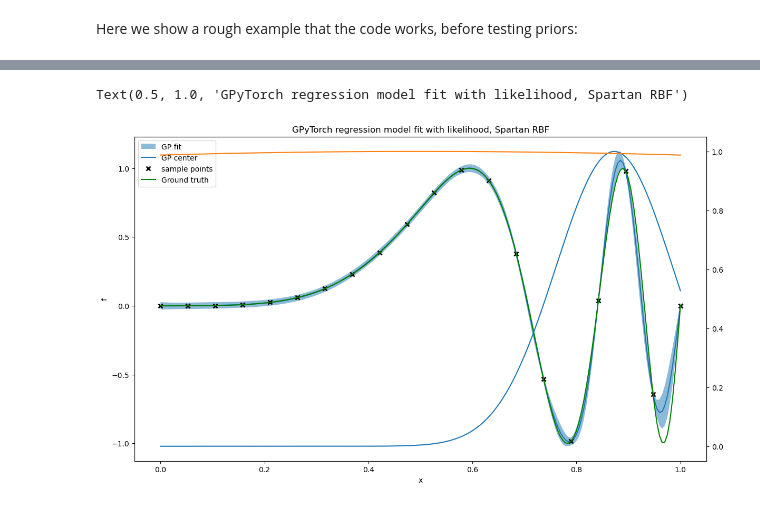
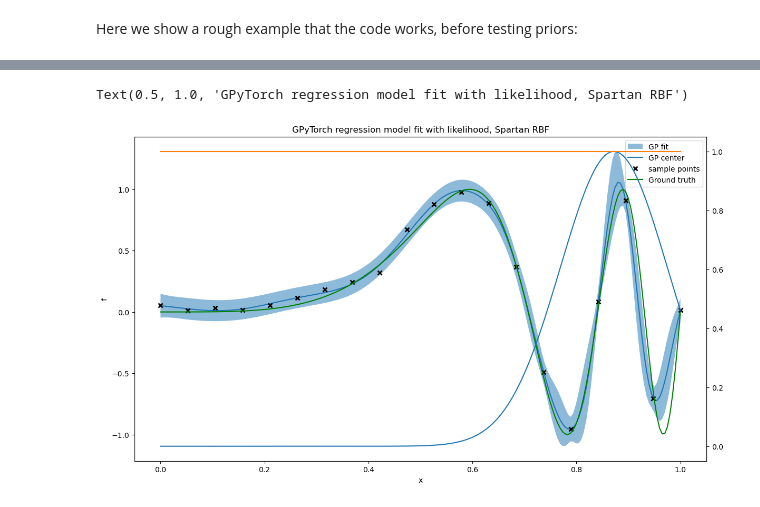
Before and after one commit to huaiyuli/LocalKernelTest, a Jupyter notebook: Adapted_Kernel.ipynb, the cells around one changed output, grey strips where cells are left out. Drawn from its saved outputs; the diff is of its cells as text; code cells hidden in the pictures.

Commit message:
Changed global weight to uniform, updated codes for random initial hyperparameters.

```diff
--- a/Adapted_Kernel.ipynb
+++ b/Adapted_Kernel.ipynb
@@ -62,11 +62,13 @@ class Loc_1D_RBF(gpytorch.models.ExactGP):
     def __init__(self, train_inputs, train_targets, likelihood):
         super(Loc_1D_RBF, self).__init__(train_inputs, train_targets, likelihood)
         self.mean_module = gpytorch.means.ConstantMean()
+
         covar_module = Gaussian_Weight_Spartan_Kernel(RBFKernel(1),
                                           [RBFKernel(1, lengthscale_prior=
                                           NormalPrior(0.1,0.05)) for i in range(2)],
                                           ard_num_dims=1,
-                                          local_position_prior=NormalPrior(0.5,0.2))
+                                          local_position_prior=NormalPrior(0.5,0.2),
+                                          local_weight_var_prior=NormalPrior(0.1,0.05))
         covar_module.global_kernel.register_prior("lengthscale_prior",
                                     LogNormalPrior(loc = torch.zeros(1), scale=1*torch.ones(1)),
                                     covar_module.global_kernel._lengthscale_param,
@@ -76,18 +78,19 @@ class Loc_1D_RBF(gpytorch.models.ExactGP):
     def forward(self, x):
         mean_x = self.mean_module(x)
         covar_x = self.covar_module(x)
-        return gpytorch.distributions.MultivariateNormal(mean_x, covar_x)
+        return gpytorch.distributions.MultivariateNormal(mean_x, covar_x)1
 # %%
 # Defining training data
 from math import pi
 steps = 20
 Xt = torch.linspace(0,1,20, dtype=torch.float64)
 yt_func = lambda x: torch.sin(torch.pow((x),4.)*4*pi)
-Yt= yt_func(Xt)
-
-likelihood = gpytorch.likelihoods.GaussianLikelihood()
-model0 = Loc_1D_RBF(train_inputs=Xt, train_targets=Yt,likelihood=likelihood)
+Yt= yt_func(Xt) + torch.randn_like(Xt)*0.05
 # %%
+from gpytorch.constraints import Interval
+likelihood = gpytorch.likelihoods.GaussianLikelihood(noise_constraint = Interval(lower_bound=1e-6, upper_bound = 1))
+model0 = Loc_1D_RBF(train_inputs=Xt, train_targets=Yt,likelihood=likelihood)
+
 import timeit
 Xt = Xt.cpu()
 Yt = Yt.cpu()
@@ -102,7 +105,7 @@ model0.covar_module.base_kernel._set_local_position(0.5)
 #                                             upper_bound=0.2)
 model0.train()
 likelihood.train()
-training_iter = 10
+training_iter = 50
 optimizer = torch.optim.LBFGS(model0.parameters(), lr=0.11, line_search_fn="strong_wolfe")
 # "Loss" for GPs - the marginal log likelihood
 #model0.likelihood.noise_covar.raw_noise.requires_grad_(False)
@@ -156,7 +159,7 @@ plt.legend(labels=["GP fit", "GP center", "sample points", "Ground truth"])
 weights = plt.twinx()
 #model0.covar_module.base_kernel.local_weight_var = model0.covar_module.base_kernel.local_weight_var/2
 weights.plot(Xtnew.numpy(), model0.covar_module.base_kernel.omega_l(Xtnew.unsqueeze(-1),
-firstkernel=True).detach().numpy())
-weights.plot(Xtnew.numpy(), model0.covar_module.base_kernel.omega_g(Xtnew.unsqueeze(-1)).detach().numpy())
+firstkernel=True, log_prob = False).detach().numpy())
+weights.plot(Xtnew.numpy(), torch.ones_like(Xtnew).numpy())
 plt.title("GPyTorch regression model fit with likelihood, Spartan RBF")
 # %% [output]
@@ -174,2 +183,2 @@ Time elapsed: 1.539662285009399 seconds
 Text(0.5, 1.0, 'GPyTorch regression model fit with likelihood, Spartan RBF')
-[figure, old version]
+[figure, new version]
```
Also changed, not shown: parts of 5 cells of this notebook, 1 other file.
